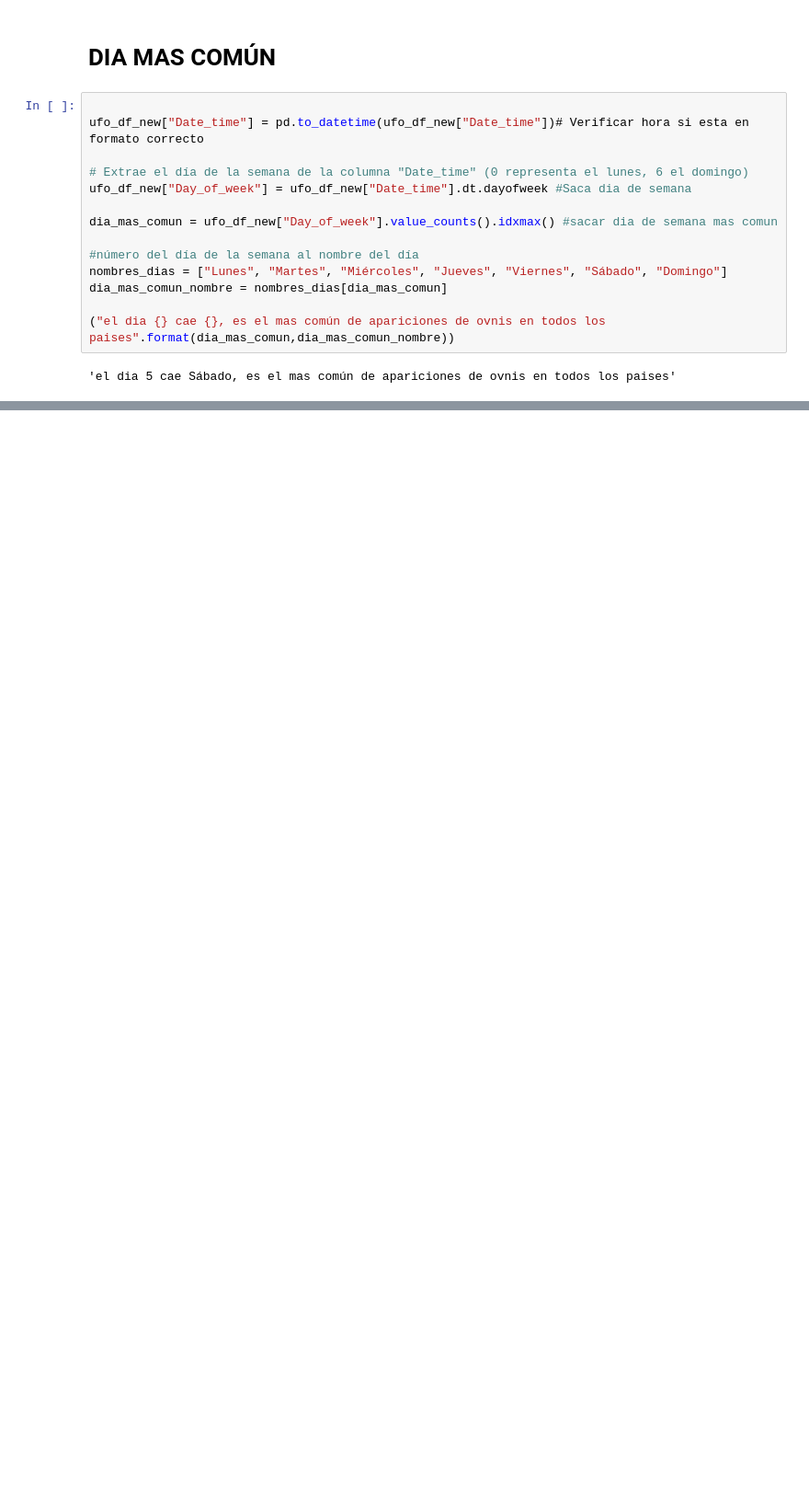
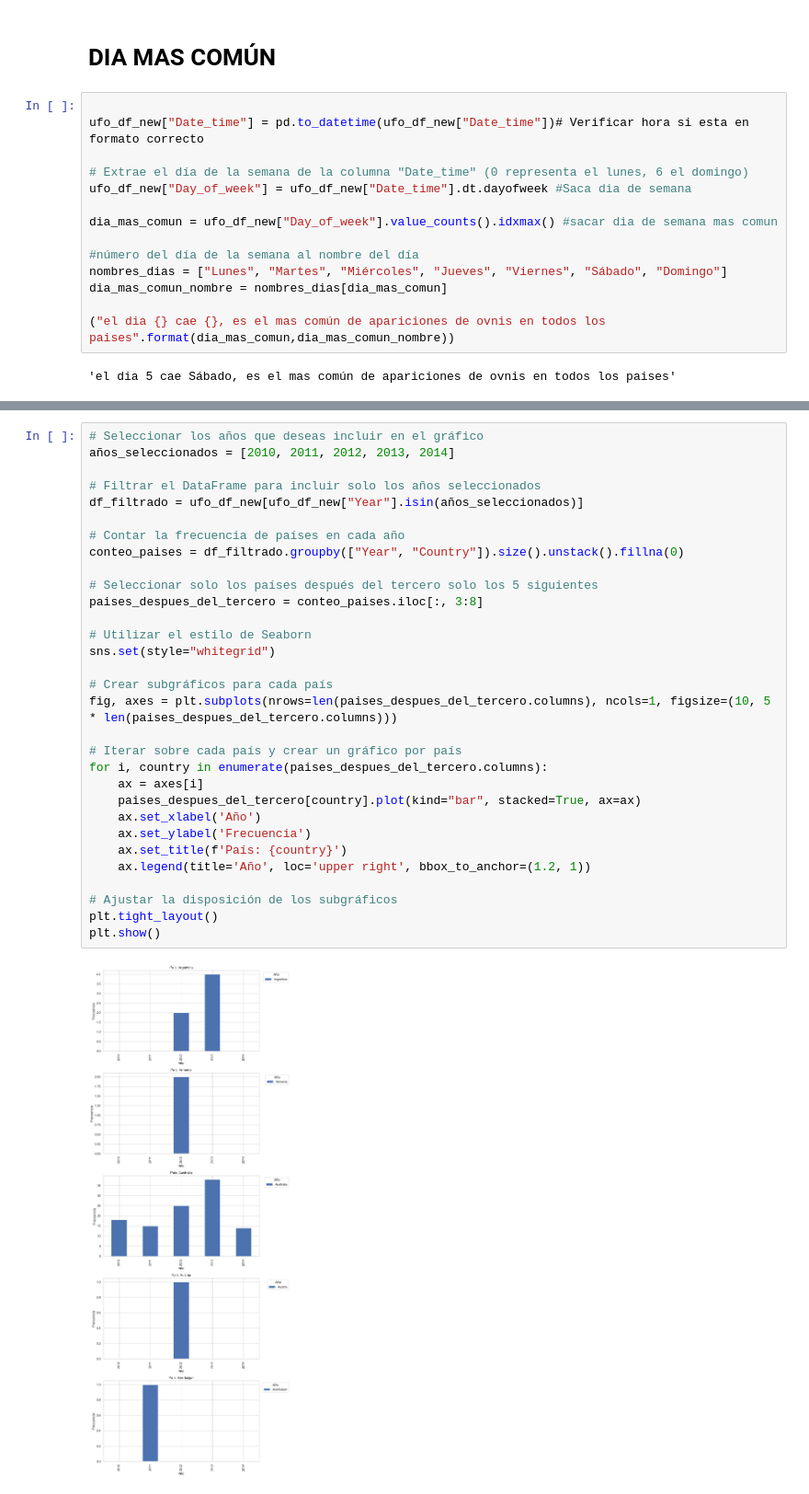
Before and after one commit to awchacon/first_project, a Jupyter notebook: first_project.ipynb, the cells around one changed output, grey strips where cells are left out. Shown at 92% size. Saved outputs shown, nothing was run; the diff lists cells and outputs as text; blank space fills up the shorter version.

```diff
--- a/first_project.ipynb
+++ b/first_project.ipynb
@@ -512,0 +563,33 @@ dia_mas_comun_nombre = nombres_dias[dia_mas_comun]
+# %%
+# Seleccionar los años que deseas incluir en el gráfico
+años_seleccionados = [2010, 2011, 2012, 2013, 2014]
+
+# Filtrar el DataFrame para incluir solo los años seleccionados
+df_filtrado = ufo_df_new[ufo_df_new["Year"].isin(años_seleccionados)]
+
+# Contar la frecuencia de países en cada año
+conteo_paises = df_filtrado.groupby(["Year", "Country"]).size().unstack().fillna(0)
+
+# Seleccionar solo los países después del tercero solo los 5 siguientes
+paises_despues_del_tercero = conteo_paises.iloc[:, 3:8]
+
+# Utilizar el estilo de Seaborn
+sns.set(style="whitegrid")
+
+# Crear subgráficos para cada país
+fig, axes = plt.subplots(nrows=len(paises_despues_del_tercero.columns), ncols=1, figsize=(10, 5 * len(paises_despues_del_tercero.columns)))
+
+# Iterar sobre cada país y crear un gráfico por país
+for i, country in enumerate(paises_despues_del_tercero.columns):
+    ax = axes[i]
+    paises_despues_del_tercero[country].plot(kind="bar", stacked=True, ax=ax)
+    ax.set_xlabel('Año')
+    ax.set_ylabel('Frecuencia')
+    ax.set_title(f'País: {country}')
+    ax.legend(title='Año', loc='upper right', bbox_to_anchor=(1.2, 1))
+
+# Ajustar la disposición de los subgráficos
+plt.tight_layout()
+plt.show()
+# %% [output]
+[figure, added]
```
Also changed, not shown: parts of 37 cells of this notebook.
